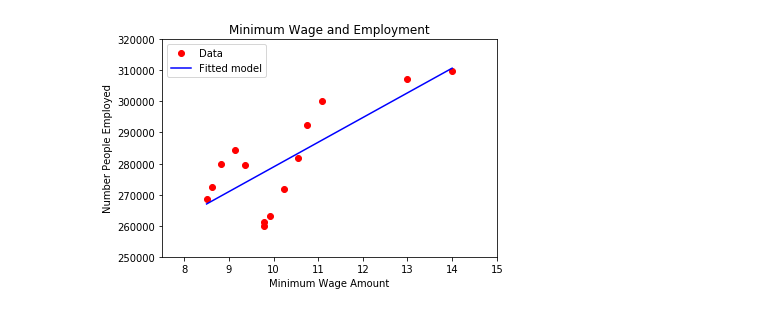
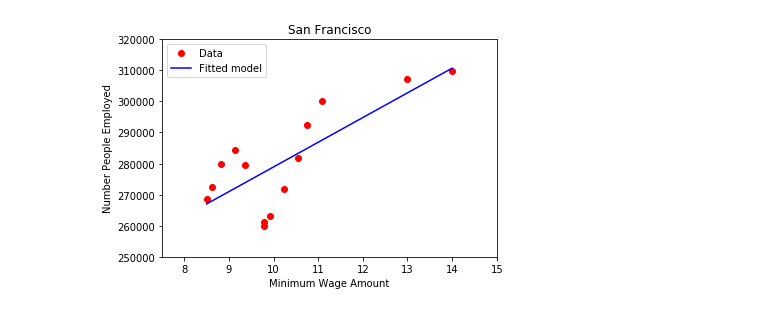
Before and after one commit to nalehc/Team_Four, a Jupyter notebook: graphs_jobs.ipynb, the cells around one changed output. Drawn from its saved outputs; the diff is of its cells as text; code cells hidden in the pictures.

```diff
--- a/graphs_jobs.ipynb
+++ b/graphs_jobs.ipynb
@@ -6,6 +6,6 @@ import pandas as pd
 df = pd.DataFrame(pd.read_csv("data_collection/Total_Wages_Emp_SanDiego.csv"))
 wages = pd.DataFrame(pd.read_csv("min_wage.csv"))
 df = df.merge(wages, how = "outer", on = "Year")
-df.rename(columns={'Minimum Wage SF' : "minwage", "Yearly Total Emp": "Jobs"}, inplace=True)
+df.rename(columns={'Minimum Wage SF' : "min_SF", "Yearly Total Emp": "Jobs",'Minimum Wage SD' : "min_SD"}, inplace=True)
 df.head()
 # %% [output]
@@ -18,7 +18,7 @@ df.head()
 # %%
 year = df["Year"]
-wage = df["Minimum Wage SF"]
-jobs = df["Yearly Total Emp"]
+wage = df["min_SF"]
+jobs = df["Jobs"]
 
 fig, ax1 = plt.subplots()
 ax1.plot(year, wage, color = "#bd3161")
@@ -28,10 +28,10 @@ ax1.tick_params("y", colors="#bd3161")
 
 ax2 = ax1.twinx()
 ax2.plot(year,jobs, color = "#f44e31")
-ax2.set_ylabel("Number Employed", color="#f44e31")
+ax2.set_ylabel("Number Employed in SF", color="#f44e31")
 ax2.tick_params("y", colors="#f44e31")
 
 fig.tight_layout()
-plt.savefig('line_jobs.png')
+plt.savefig('SFline_jobs.png')
 plt.show()
 # %% [output]
@@ -39,6 +39,6 @@ plt.show()
 # %%
 import statsmodels.formula.api as sm
-model = sm.ols(formula="Jobs ~ minwage", data = df)
+model = sm.ols(formula="Jobs ~ min_SF", data = df)
 fitted = model.fit()
 print (fitted.summary())
 # %% [output]
@@ -62,13 +62,13 @@ Warnings:
 # %%
 plt.plot(wage, jobs, 'ro')
 plt.plot(wage, fitted.fittedvalues, 'b')
 plt.legend(['Data', 'Fitted model'])
 plt.ylim(min(jobs)-10000, max(jobs)+10000)
 plt.xlim(min(wage)-1, max(wage)+1)
 plt.xlabel('Minimum Wage Amount')
 plt.ylabel('Number People Employed')
-plt.title('Minimum Wage and Employment')
-plt.savefig('regression_jobs.png')
+plt.title('San Francisco')
+plt.savefig('SFregression_jobs.png')
 plt.show()
 # %% [output]
-[figure, old version]
+[figure, new version]
```
Also changed, not shown: parts of 6 cells of this notebook, 5 other files.
